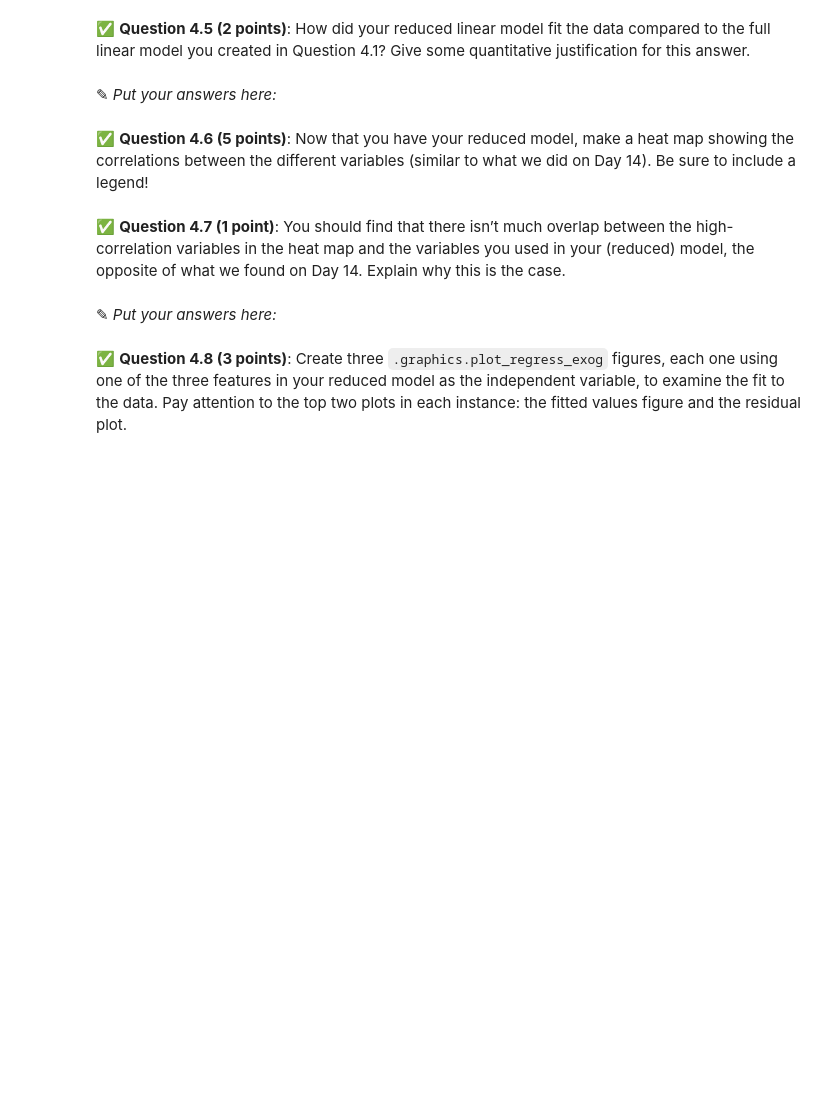
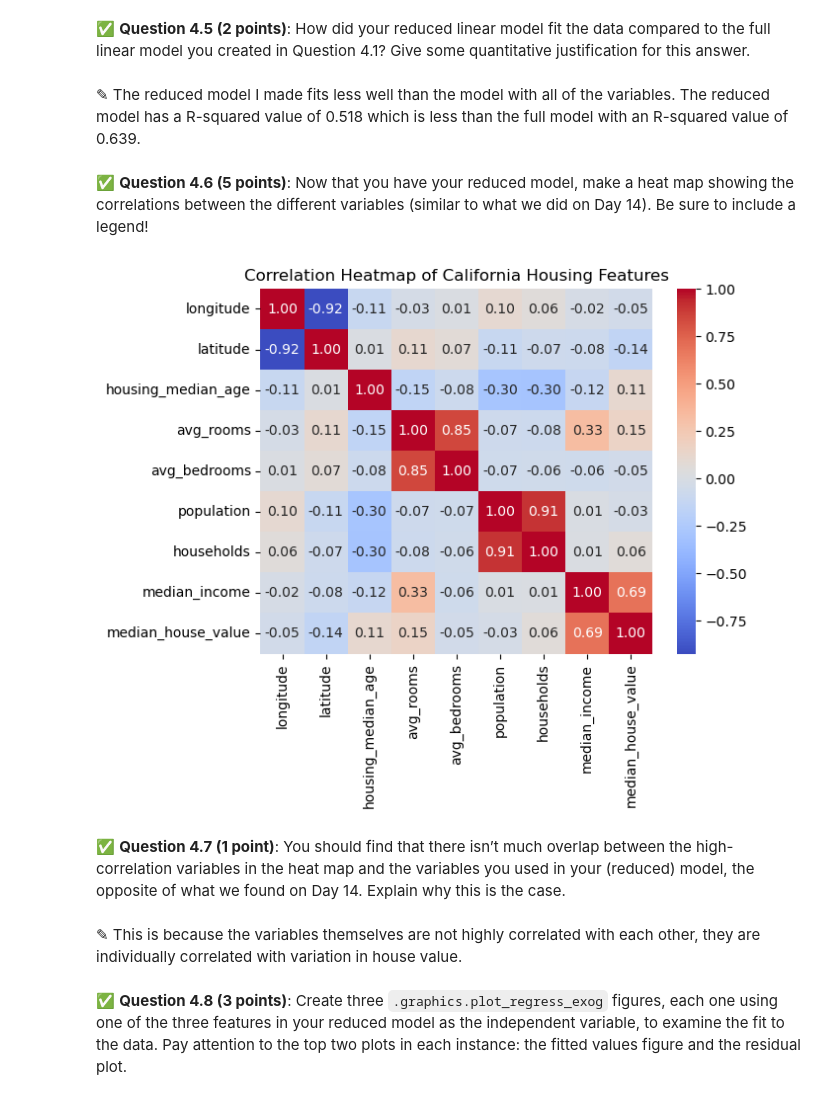
Before and after one commit to winbergd/cmse202-f25-turnin, a Jupyter notebook: hw-03/HW3_CMSE202.ipynb, the cells around one changed output. Saved outputs shown, nothing was run; the diff lists cells and outputs as text; code cells hidden in the pictures; blank space fills up the shorter version.

```diff
--- a/hw-03/HW3_CMSE202.ipynb
+++ b/hw-03/HW3_CMSE202.ipynb
@@ -350,0 +349,12 @@ In this part, we will explore multivariable regression on the same California Ho
+# %%
+df = pd.read_csv("housing.csv")
+
+df = df.drop(columns=["ocean_proximity"]).dropna()
+x = df.drop(columns=["median_house_value"])
+y = df["median_house_value"]
+
+X = sm.add_constant(x)
+
+model = sm.OLS(y,X).fit()
+
+model.summary()
@@ -375,6 +443,6 @@ Multicollinearity is a statistical phenomenon where some of the features in a mo
 # %% [markdown]
 &#9989;  **Question 4.5 (2 points)**: How did your reduced linear model fit the data compared to the full linear model you created in Question 4.1? Give some quantitative justification for this answer.
-# %% [markdown]
-<font size=+3>&#9998;</font> _Put your answers here:_
+# %% [markdown]
+<font size=+3>&#9998;</font> The reduced model I made fits less well than the model with all of the variables. The reduced model has a R-squared value of 0.518 which is less than the full model with an R-squared value of 0.639.
 # %% [markdown]
 &#9989;  **Question 4.6 (5 points)**: Now that you have your reduced model, make a heat map showing the correlations between the different variables (similar to what we did on Day 14). Be sure to include a legend!
@@ -383,6 +449,14 @@ Multicollinearity is a statistical phenomenon where some of the features in a mo
+# %%
+import seaborn as sns
+corr = df.corr()
+sns.heatmap(corr, annot=True, cmap="coolwarm", fmt=".2f")
+plt.title("Correlation Heatmap of California Housing Features")
+plt.show()
+# %% [output]
+[figure, added]
 # %% [markdown]
 &#9989;  **Question 4.7 (1 point)**: You should find that there isn’t much overlap between the high-correlation variables in the heat map and the variables you used in your (reduced)  model, the opposite of what we found on Day 14. Explain why this is the case.
-# %% [markdown]
-<font size=+3>&#9998;</font> _Put your answers here:_
+# %% [markdown]
+<font size=+3>&#9998;</font> This is because the variables themselves are not highly correlated with each other, they are individually correlated with variation in house value.
 # %% [markdown]
 &#9989;  **Question 4.8 (3 points)**: Create three `.graphics.plot_regress_exog` figures, each one using one of the three features in your reduced model as the independent variable, to examine the fit to the data. Pay attention to the top two plots in each instance: the fitted values figure and the residual plot.
```
Also changed, not shown: parts of 13 cells of this notebook.
